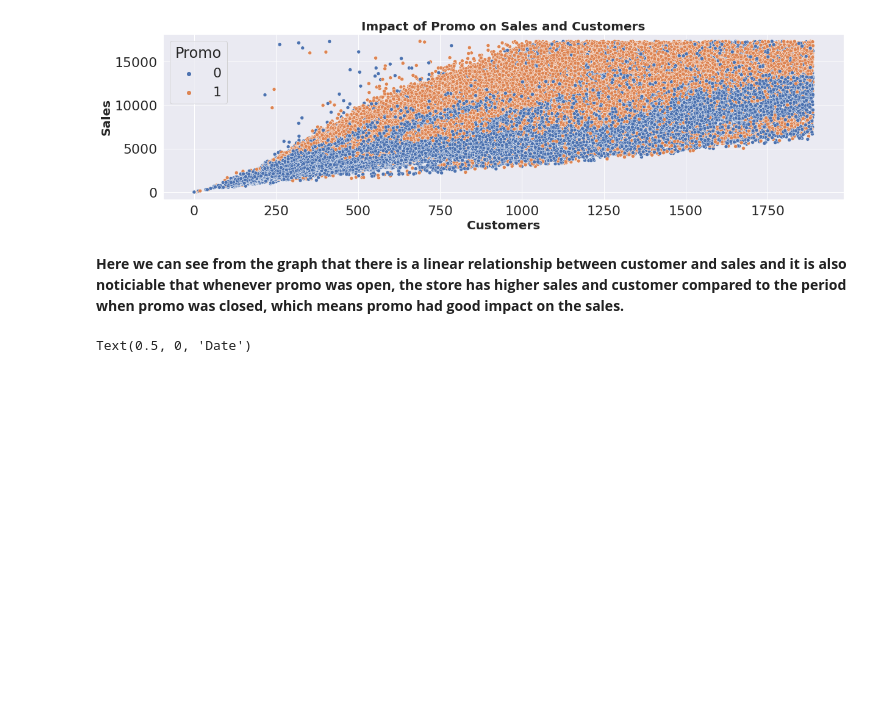
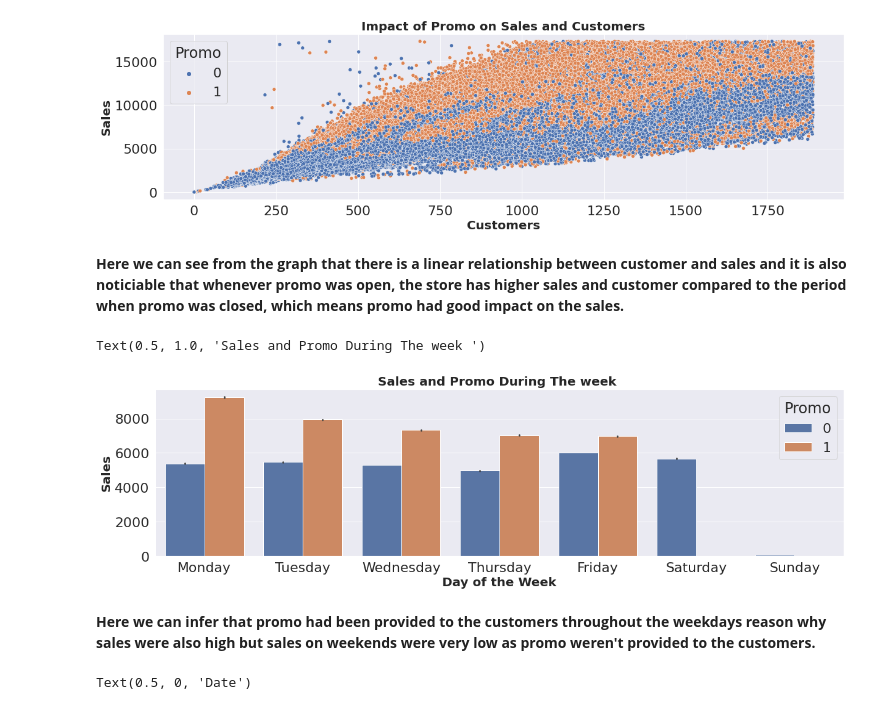
Before and after one commit to RajaChowdhury/Retail-Sales-Prediction, a Jupyter notebook: Colab_Notebook_Rossmann_Sales_Prediction_Raja_Chowdhury.ipynb, the cells around one changed output. Cells and saved outputs as stored; diff of their text form; code cells hidden in the pictures; blank space fills up the shorter version.

```diff
--- a/Colab_Notebook_Rossmann_Sales_Prediction_Raja_Chowdhury.ipynb
+++ b/Colab_Notebook_Rossmann_Sales_Prediction_Raja_Chowdhury.ipynb
@@ -799,6 +900,19 @@ Text(0.5, 1.0, 'Impact of Promo on Sales and Customers')
 [figure]
 # %% [markdown]
 **Here we can see from the graph that there is a linear relationship between customer and sales and it is also noticiable that whenever promo was open, the store has higher sales and customer compared to the period when promo was closed, which means promo had good impact on the sales.**
+# %%
+#Let's check the Sales and Promo During The week
+plt.figure(figsize=(20,5))
+ax = sns.barplot(x=df["DayOfWeek"],y=df['Sales'],hue=df["Promo"])
+ax.set_xlabel('Day of the Week',size=20,fontdict={"weight": "bold"})
+plt.xticks(range(0,7),labels=['Monday','Tuesday','Wednesday','Thursday','Friday','Saturday','Sunday'])
+ax.set_ylabel('Sales',size=20,fontdict={"weight": "bold"})
+ax.set_title("Sales and Promo During The week ",fontsize=20,fontdict={"weight": "bold"})
+# %% [output]
+Text(0.5, 1.0, 'Sales and Promo During The week ')
+[figure, added]
+# %% [markdown]
+**Here we can infer that promo had been provided to the customers throughout the weekdays reason why sales were also high but sales on weekends were very low as promo weren't provided to the customers.**
 # %%
 # Plotting Average sales and number of customers per Day using line graph
 plt.figure(figsize=(20,5))
```
Also changed, not shown: parts of 132 cells of this notebook.
